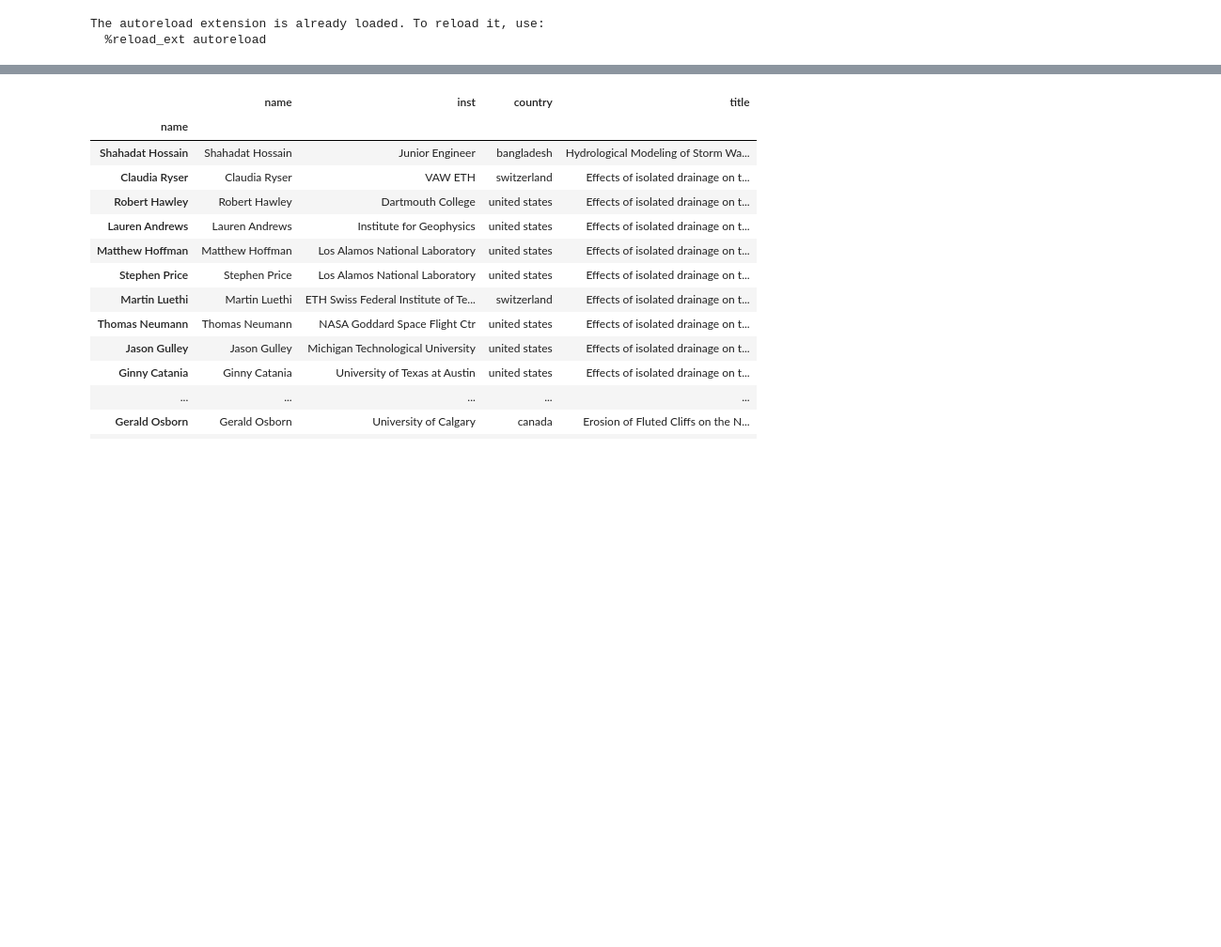
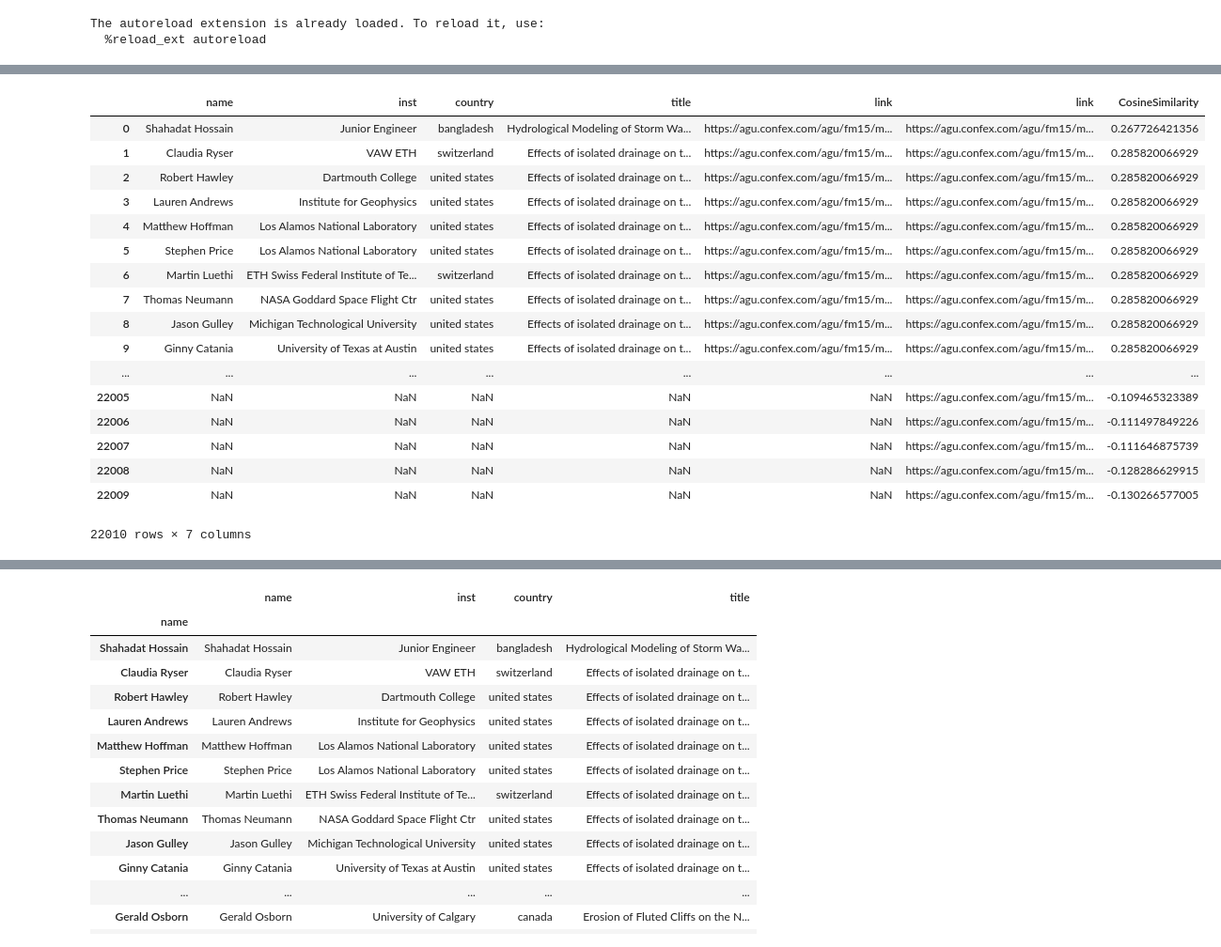
Before and after one commit to cthorey/geocolab, a Jupyter notebook: notebooks/exploratory/test.ipynb, the cells around one changed output, grey strips where cells are left out. Shown at 94% size. Cells and saved outputs as stored; diff of their text form; code cells hidden in the pictures; blank space fills up the shorter version.

```diff
--- a/notebooks/exploratory/test.ipynb
+++ b/notebooks/exploratory/test.ipynb
@@ -24,0 +67,21 @@ recom = RecomendationSystem(path_model)
+# %%
+df.rename(columns={'linkp':'link'})
+# %% [output]
+|  | name | inst | country | title | link | link | CosineSimilarity |
+| 0 | Shahadat Hossain | Junior Engineer | bangladesh | Hydrological Modeling of Storm Wa... | https://agu.confex.com/agu/fm15/m... | https://agu.confex.com/agu/fm15/m... | 0.267726421356 |
+| 1 | Claudia Ryser | VAW ETH | switzerland | Effects of isolated drainage on t... | https://agu.confex.com/agu/fm15/m... | https://agu.confex.com/agu/fm15/m... | 0.285820066929 |
+| 2 | Robert Hawley | Dartmouth College | united states | Effects of isolated drainage on t... | https://agu.confex.com/agu/fm15/m... | https://agu.confex.com/agu/fm15/m... | 0.285820066929 |
+| 3 | Lauren Andrews | Institute for Geophysics | united states | Effects of isolated drainage on t... | https://agu.confex.com/agu/fm15/m... | https://agu.confex.com/agu/fm15/m... | 0.285820066929 |
+| 4 | Matthew Hoffman | Los Alamos National Laboratory | united states | Effects of isolated drainage on t... | https://agu.confex.com/agu/fm15/m... | https://agu.confex.com/agu/fm15/m... | 0.285820066929 |
+| 5 | Stephen Price | Los Alamos National Laboratory | united states | Effects of isolated drainage on t... | https://agu.confex.com/agu/fm15/m... | https://agu.confex.com/agu/fm15/m... | 0.285820066929 |
+| 6 | Martin Luethi | ETH Swiss Federal Institute of Te... | switzerland | Effects of isolated drainage on t... | https://agu.confex.com/agu/fm15/m... | https://agu.confex.com/agu/fm15/m... | 0.285820066929 |
+| 7 | Thomas Neumann | NASA Goddard Space Flight Ctr | united states | Effects of isolated drainage on t... | https://agu.confex.com/agu/fm15/m... | https://agu.confex.com/agu/fm15/m... | 0.285820066929 |
+| 8 | Jason Gulley | Michigan Technological University | united states | Effects of isolated drainage on t... | https://agu.confex.com/agu/fm15/m... | https://agu.confex.com/agu/fm15/m... | 0.285820066929 |
+| 9 | Ginny Catania | University of Texas at Austin | united states | Effects of isolated drainage on t... | https://agu.confex.com/agu/fm15/m... | https://agu.confex.com/agu/fm15/m... | 0.285820066929 |
+| ... | ... | ... | ... | ... | ... | ... | ... |
+| 22005 | NaN | NaN | NaN | NaN | NaN | https://agu.confex.com/agu/fm15/m... | -0.109465323389 |
+| 22006 | NaN | NaN | NaN | NaN | NaN | https://agu.confex.com/agu/fm15/m... | -0.111497849226 |
+| 22007 | NaN | NaN | NaN | NaN | NaN | https://agu.confex.com/agu/fm15/m... | -0.111646875739 |
+| 22008 | NaN | NaN | NaN | NaN | NaN | https://agu.confex.com/agu/fm15/m... | -0.128286629915 |
+| 22009 | NaN | NaN | NaN | NaN | NaN | https://agu.confex.com/agu/fm15/m... | -0.130266577005 |
+22010 rows × 7 columns
```
Also changed, not shown: parts of 8 cells of this notebook, 7 other files.
